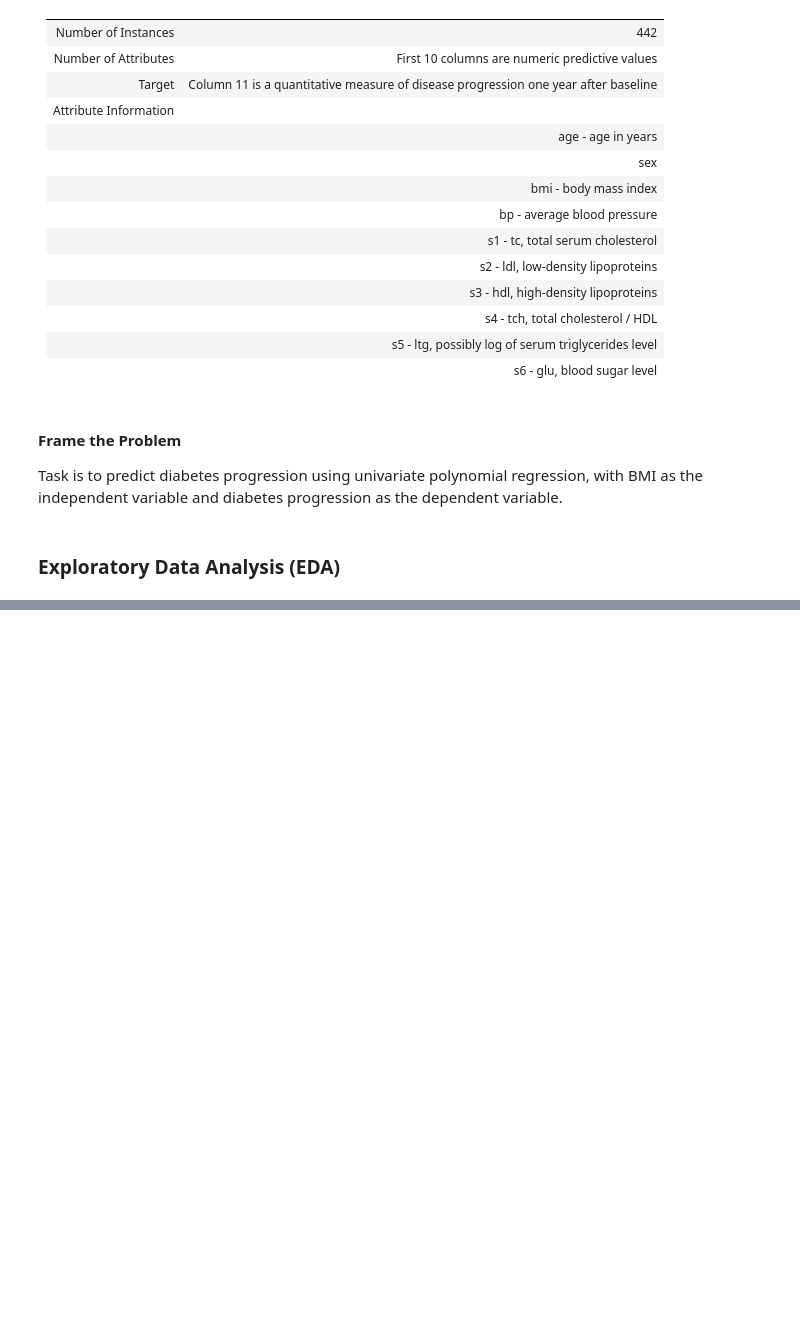
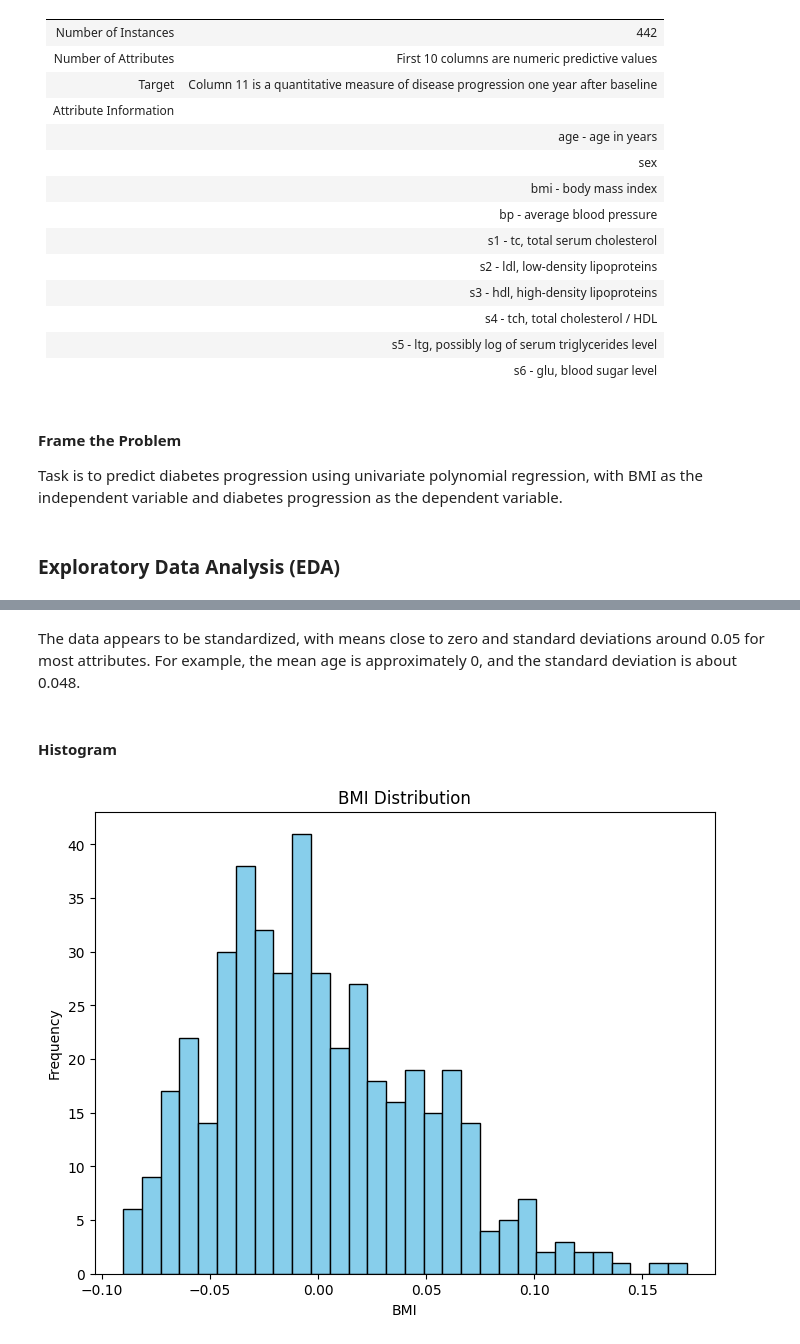
Before and after one commit to shireeshatn/CSCN8010-Labs, a Jupyter notebook: Polynomial Regression.ipynb, the cells around one changed output, grey strips where cells are left out. Cells and saved outputs as stored; diff of their text form; code cells hidden in the pictures; blank space fills up the shorter version.

```diff
--- a/Polynomial Regression.ipynb
+++ b/Polynomial Regression.ipynb
@@ -50,8 +55,9 @@ Task is to predict diabetes progression using univariate polynomial regression,
 # %% [markdown]
 ### **Exploratory Data Analysis (EDA)**
 # %%
+X = data.data[:, np.newaxis, 2]  # Selecting only BMI feature
+y = data.target
 df = pd.DataFrame(data.data, columns=data.feature_names)
-
 EDA= df.describe()
 print(EDA)
 df.head()
@@ -57,0 +90,13 @@ df.head()
+# %% [markdown]
+The data appears to be standardized, with means close to zero and standard deviations around 0.05 for most attributes. For example, the mean age is approximately 0, and the standard deviation is about 0.048.
+# %% [markdown]
+#### **Histogram**
+# %%
+plt.figure(figsize=(8, 6))
+plt.hist(X, bins=30, color='skyblue', edgecolor='black')
+plt.title('BMI Distribution')
+plt.xlabel('BMI')
+plt.ylabel('Frequency')
+plt.show()
+# %% [output]
+[figure, added]
```
Also changed, not shown: parts of 23 cells of this notebook.
